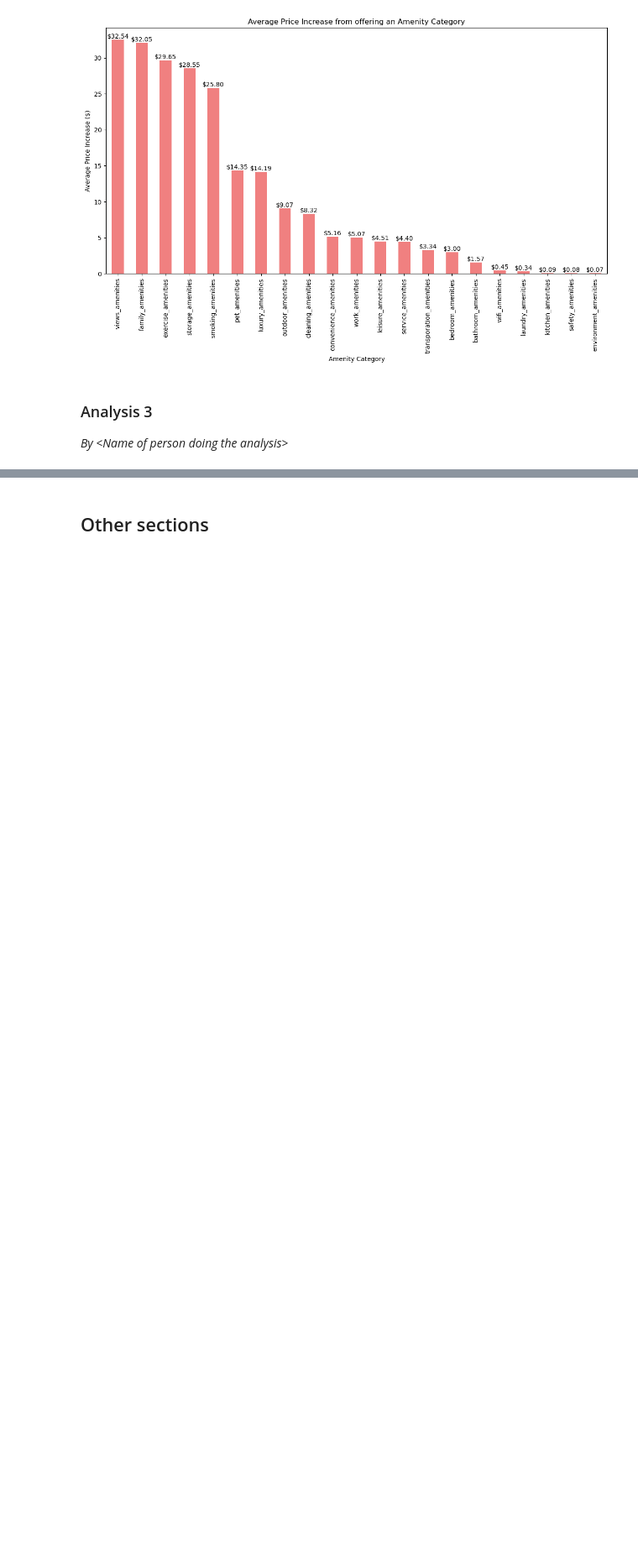
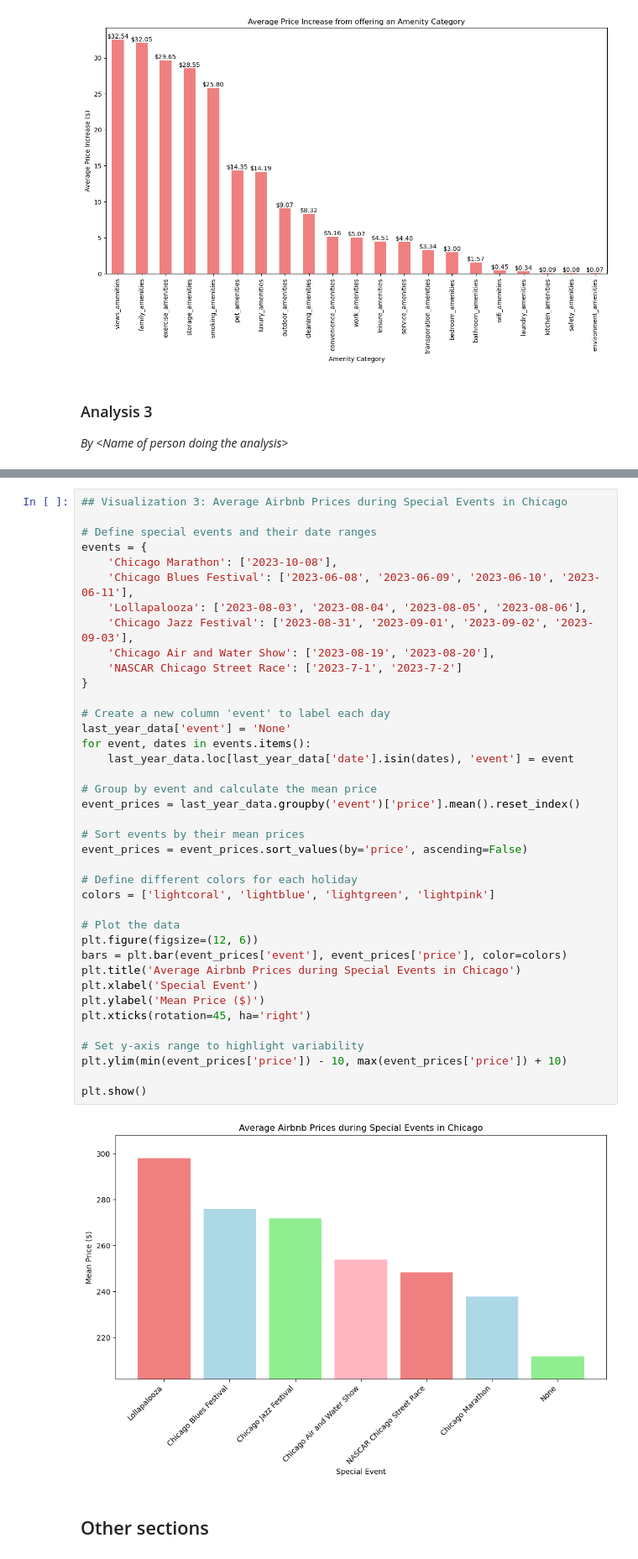
Before and after one commit to chrispylee123/seoulmates, a Jupyter notebook: Project Code/Project Code_v1.ipynb, the cells around one changed output, grey strips where cells are left out. Shown at 84% size. Drawn from its saved outputs; the diff is of its cells as text; blank space fills up the shorter version.

```diff
--- a/Project Code/Project Code_v1.ipynb
+++ b/Project Code/Project Code_v1.ipynb
@@ -346,3 +412,44 @@ plt.show()
+# %%
+## Visualization 3: Average Airbnb Prices during Special Events in Chicago
+
+# Define special events and their date ranges
+events = {
+    'Chicago Marathon': ['2023-10-08'],
+    'Chicago Blues Festival': ['2023-06-08', '2023-06-09', '2023-06-10', '2023-06-11'],
+    'Lollapalooza': ['2023-08-03', '2023-08-04', '2023-08-05', '2023-08-06'],
+    'Chicago Jazz Festival': ['2023-08-31', '2023-09-01', '2023-09-02', '2023-09-03'],
+    'Chicago Air and Water Show': ['2023-08-19', '2023-08-20'],
+    'NASCAR Chicago Street Race': ['2023-7-1', '2023-7-2']
+}
+
+# Create a new column 'event' to label each day
+last_year_data['event'] = 'None'
+for event, dates in events.items():
+    last_year_data.loc[last_year_data['date'].isin(dates), 'event'] = event
+
+# Group by event and calculate the mean price
+event_prices = last_year_data.groupby('event')['price'].mean().reset_index()
+
+# Sort events by their mean prices
+event_prices = event_prices.sort_values(by='price', ascending=False)
+
+# Define different colors for each holiday
+colors = ['lightcoral', 'lightblue', 'lightgreen', 'lightpink']
+
+# Plot the data
+plt.figure(figsize=(12, 6))
+bars = plt.bar(event_prices['event'], event_prices['price'], color=colors)
+plt.title('Average Airbnb Prices during Special Events in Chicago')
+plt.xlabel('Special Event')
+plt.ylabel('Mean Price ($)')
+plt.xticks(rotation=45, ha='right')
+
+# Set y-axis range to highlight variability
+plt.ylim(min(event_prices['price']) - 10, max(event_prices['price']) + 10)
+
+plt.show()
+# %% [output]
+[figure, added]
 # %% [markdown]
 ## Other sections
 # %% [markdown]
```
Also changed, not shown: parts of 5 cells of this notebook.
